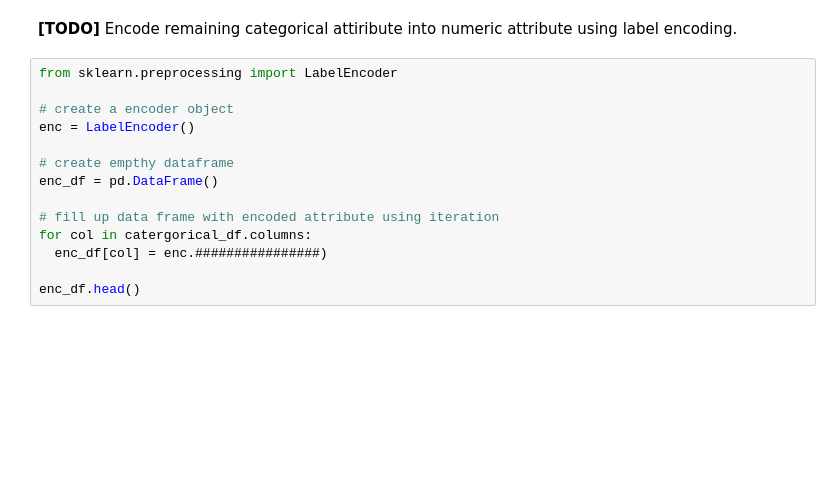
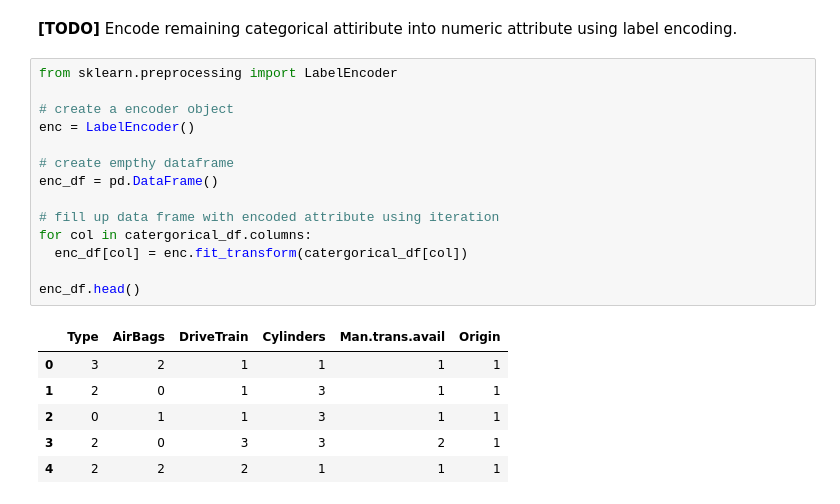
Before and after one commit to junyoung6215/introduction_to_AI, a Jupyter notebook: [AI_Assignment1]_Data_Analysis_21101718_Kwon_junyoung.ipynb, the cells around one changed output. Cells and saved outputs as stored; diff of their text form; blank space fills up the shorter version.

```diff
--- a/[AI_Assignment1]_Data_Analysis_21101718_Kwon_junyoung.ipynb
+++ b/[AI_Assignment1]_Data_Analysis_21101718_Kwon_junyoung.ipynb
@@ -213,14 +274,21 @@ catergorical_df.head()
 # %%
 from sklearn.preprocessing import LabelEncoder
 
 # create a encoder object
 enc = LabelEncoder()
 
 # create empthy dataframe
 enc_df = pd.DataFrame()
 
 # fill up data frame with encoded attribute using iteration
 for col in catergorical_df.columns:
-  enc_df[col] = enc.################)
+  enc_df[col] = enc.fit_transform(catergorical_df[col])
 
 enc_df.head()
+# %% [output]
+|  | Type | AirBags | DriveTrain | Cylinders | Man.trans.avail | Origin |
+| 0 | 3 | 2 | 1 | 1 | 1 | 1 |
+| 1 | 2 | 0 | 1 | 3 | 1 | 1 |
+| 2 | 0 | 1 | 1 | 3 | 1 | 1 |
+| 3 | 2 | 0 | 3 | 3 | 2 | 1 |
+| 4 | 2 | 2 | 2 | 1 | 1 | 1 |
```
Also changed, not shown: parts of 11 cells of this notebook.
